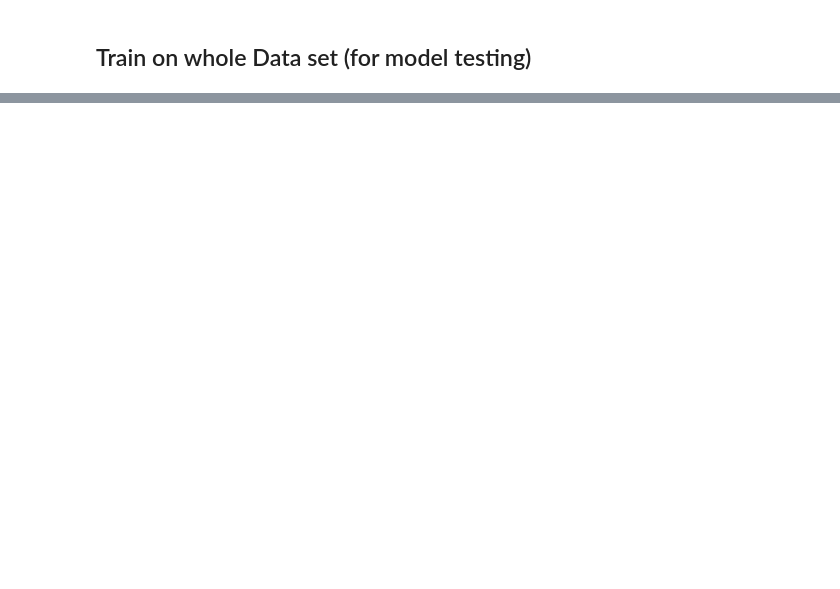
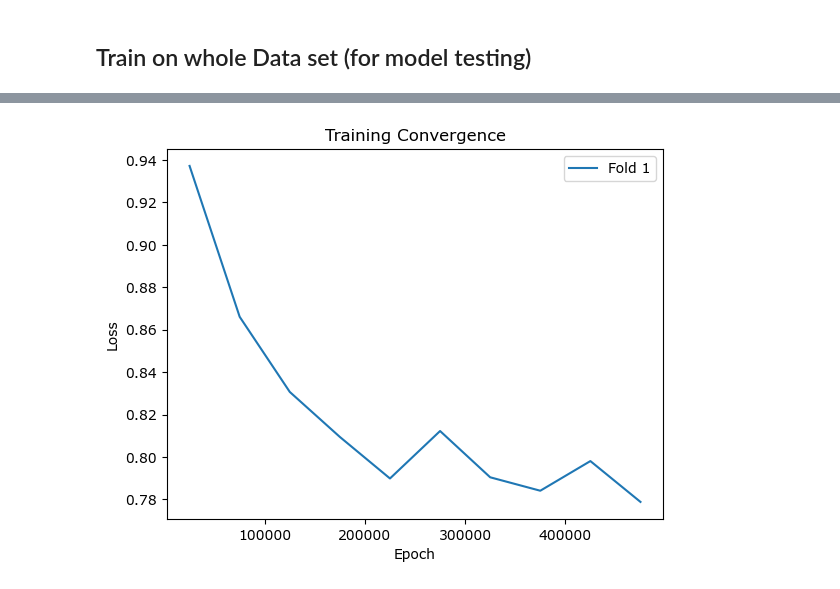
Before and after one commit to adampotter0105/TEC_ML, a Jupyter notebook: train_model.ipynb, the cells around one changed output, grey strips where cells are left out. Saved outputs shown, nothing was run; the diff lists cells and outputs as text; code cells hidden in the pictures; blank space fills up the shorter version.

```diff
--- a/train_model.ipynb
+++ b/train_model.ipynb
@@ -286,5 +310,22 @@ else:
 Available GPU Device: NVIDIA GeForce RTX 3060 Laptop GPU
 # %% [markdown]
 ## Perform k-fold cross-validation
+# %%
+def score_data(model, X_bond, X_struc, y):
+    model.eval()
+    with torch.no_grad():
+        y_pred = []
+        for x, x_struc in zip(X_bond, X_struc):
+            if torch.cuda.is_available():
+                x, x_struc = x.to('cuda'), x_struc.to('cuda')
+            y_pred.append(model(x, x_struc).cpu())
+        y_pred = torch.cat(y_pred)
+
+    metric1 = mean_squared_error(y.numpy(), y_pred.numpy())
+    metric2 = mean_absolute_error(y.numpy(), y_pred.numpy())
+    metric3 = r2_score(y.numpy(), y_pred.numpy())
+    metric4 = np.var(np.abs(y.numpy(), y_pred.numpy()))
+
+    return [metric1, metric2, metric3, metric4]
 # %%
 loss_log = list()
@@ -445,8 +486,8 @@ plt.show()
 # %% [markdown]
 ## Train on whole Data set (for model testing)
 # %%
-learning_rate = 0.001
-num_epochs = 20000
+learning_rate = 0.0005
+num_epochs = 500000
 
 loss_log = list()
 
@@ -545,0 +568,21 @@ R2 Score:  0.20817006474598465
+# %%
+# Graph the Loss after each set of Batches
+k_smooth = 10
+loss_log = np.array(loss_log)
+smoothed_loss = []
+avg_epoch = []
+n_smooth = int(max(loss_log.shape)/k_smooth) - 1
+for i in range(k_smooth):
+    smoothed_loss.append(np.mean(loss_log[:, i*n_smooth:(i+1)*n_smooth], axis=1))
+    avg_epoch.append((i+0.5)*n_smooth)
+smoothed_loss = np.array(smoothed_loss)
+
+plt.plot(avg_epoch, smoothed_loss)
+plt.xlabel('Epoch')
+plt.ylabel('Loss')
+plt.title('Training Convergence')
+plt.legend(['Fold {}'.format(i) for i in range(1,n_splits+1)])
+plt.savefig("figs/convergence_train.png")
+plt.show()
+# %% [output]
+[figure, added]
```
Also changed, not shown: parts of 17 cells of this notebook, 24 other files.
